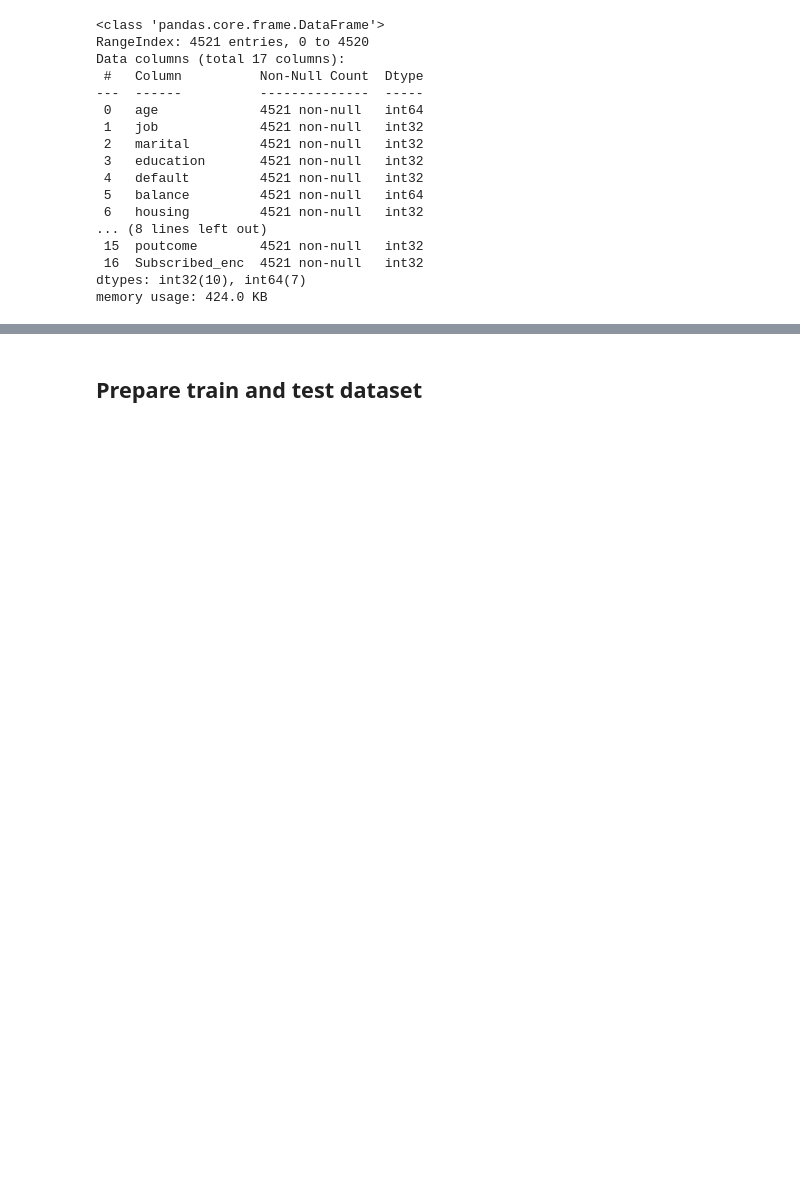
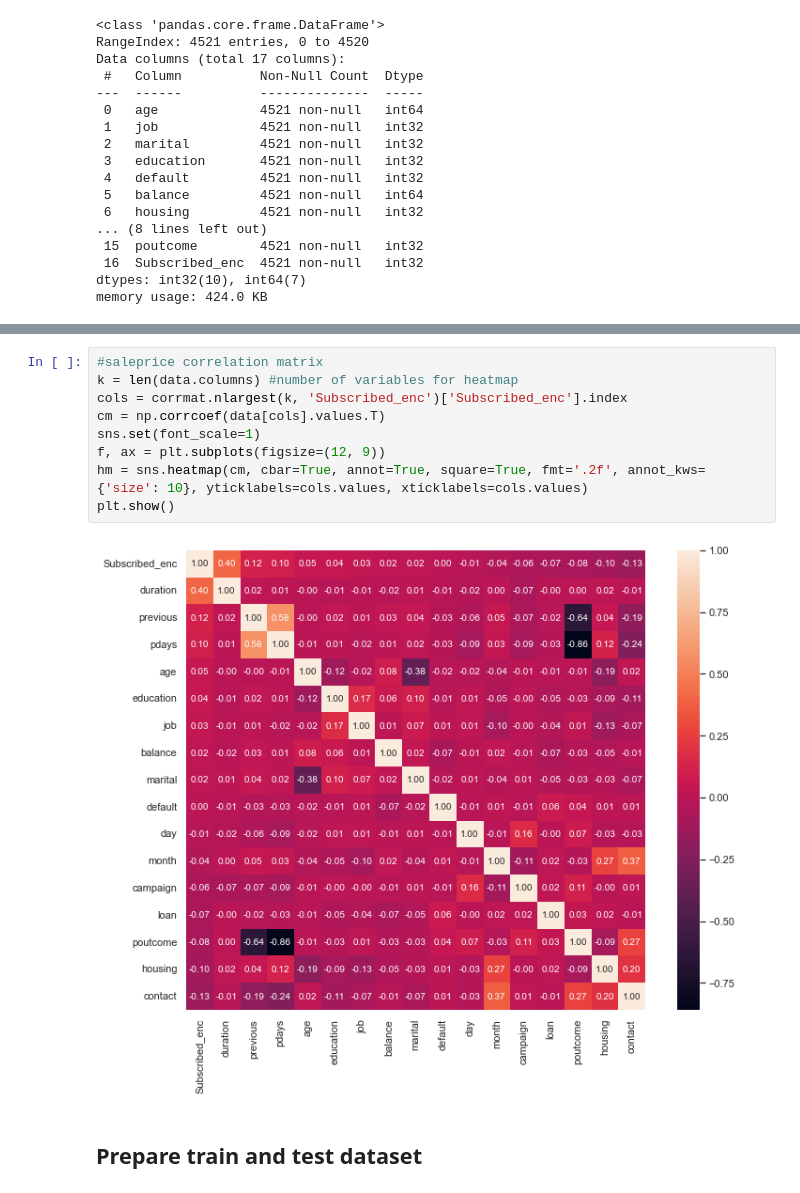
Before and after one commit to adriangohjw/CZ4032-Data-Mining-and-Analytics, a Jupyter notebook: BankMarketing/classification.ipynb, the cells around one changed output, grey strips where cells are left out. Drawn from its saved outputs; the diff is of its cells as text; blank space fills up the shorter version.

```diff
--- a/BankMarketing/classification.ipynb
+++ b/BankMarketing/classification.ipynb
@@ -127,3 +138,14 @@ memory usage: 424.0 KB
+# %%
+#saleprice correlation matrix
+k = len(data.columns) #number of variables for heatmap
+cols = corrmat.nlargest(k, 'Subscribed_enc')['Subscribed_enc'].index
+cm = np.corrcoef(data[cols].values.T)
+sns.set(font_scale=1)
+f, ax = plt.subplots(figsize=(12, 9))
+hm = sns.heatmap(cm, cbar=True, annot=True, square=True, fmt='.2f', annot_kws={'size': 10}, yticklabels=cols.values, xticklabels=cols.values)
+plt.show()
+# %% [output]
+[figure, added]
 # %% [markdown]
 ## Prepare train and test dataset
 # %%
```
Also changed, not shown: parts of 2 cells of this notebook, 1 other file.
